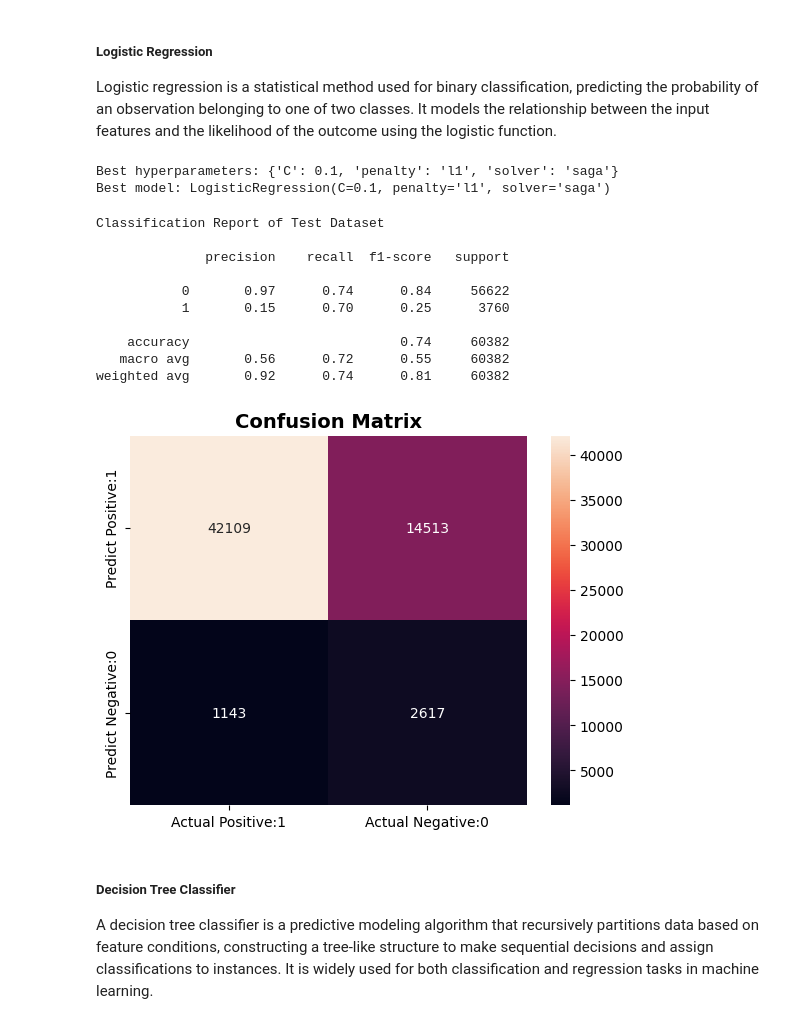
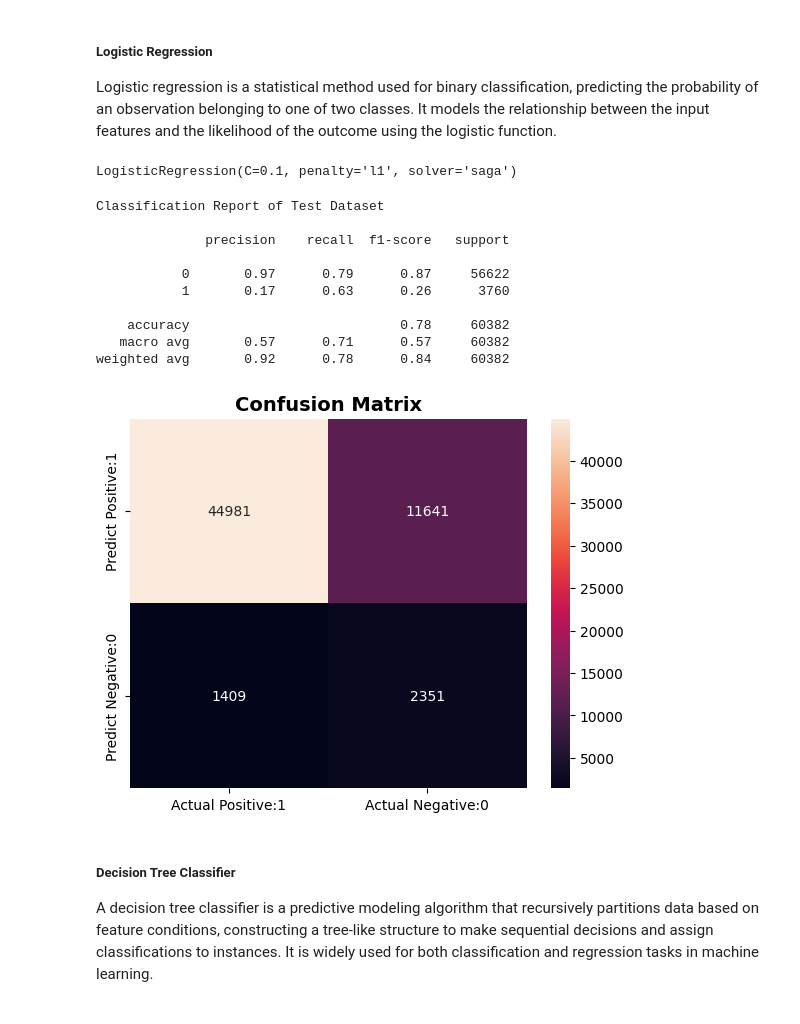
Before and after one commit to abccastro/Heart-Disease-Prediction, a Jupyter notebook: Heart Disease Prediction.ipynb, the cells around one changed output. Saved outputs shown, nothing was run; the diff lists cells and outputs as text; code cells hidden in the pictures.

```diff
--- a/Heart Disease Prediction.ipynb
+++ b/Heart Disease Prediction.ipynb
@@ -1096,0 +1107,18 @@ The SMOTEENN (SMOTE-ENN) or "Synthetic Minority Over-sampling Technique - Edited
+# %%
+from sklearn.neighbors import KNeighborsClassifier
+
+param_grid = {'n_neighbors': [20, 25, 30]}
+
+# Create a k-nearest neighbors classifier
+knn = KNeighborsClassifier()
+
+# Use grid search to find the optimal value of k
+grid_search = GridSearchCV(knn, param_grid, cv=5)
+grid_search.fit(X_train, y_train)
+
+# Print the best parameter and score
+best_param = grid_search.best_params_
+best_score = grid_search.best_score_
+
+print(f"Best parameter: {best_param}")
+print(f"Best score: {round(best_score, 2)}")
@@ -1097,6 +1132,7 @@ The SMOTEENN (SMOTE-ENN) or "Synthetic Minority Over-sampling Technique - Edited
 # %%
-# smote = SMOTE(k_neighbors=42, random_state=42)
-# print(f"{smote}")
+# Create instance of SMOTE
+smote = SMOTE(k_neighbors=best_param['n_neighbors'], random_state=42)
 
-sme = SMOTEENN(random_state=42)
-# print(f"{sme}")
+# Create instance of SMOTEENN
+smoteenn = SMOTEENN(random_state=42, smote=smote)
+print(f"{smoteenn}")
@@ -1108,8 +1146,8 @@ The original count of records for the 'with Heart Disease' class has now been ba
 # print(f'No. of records before using SMOTE\n{y_train.value_counts()}\n')
 # print(f'No. of records after using SMOTE\n{y_train_smoted.value_counts()}')
 
-X_train_smoted, y_train_smoted = sme.fit_resample(X_train, y_train)
+X_train_smoted, y_train_smoted = smoteenn.fit_resample(X_train, y_train)
 
-print(f'No. of records before using SMOTE\n{y_train.value_counts()}\n')
-print(f'No. of records after using SMOTE\n{y_train_smoted.value_counts()}')
+print(f'No. of records before using SMOTEENN\n{y_train.value_counts()}\n')
+print(f'No. of records after using SMOTEENN\n{y_train_smoted.value_counts()}')
 # %% [output]
@@ -1144,7 +1182,7 @@ The  objective is to predict whether an individual has heart disease, which fall
 
 Logistic regression is a statistical method used for binary classification, predicting the probability of an observation belonging to one of two classes. It models the relationship between the input features and the likelihood of the outcome using the logistic function.
 # %%
-LR_model = LogisticRegression()
+LR_model = LogisticRegression(C=0.1, penalty='l1', solver='saga')
 
 # Define a grid of hyperparameter values to search
 param_grid = {
@@ -1163,41 +1201,42 @@ print("Best hyperparameters:", grid_search.best_params_)
 best_LR_model = grid_search.best_estimator_
 print(f"Best model: {best_LR_model}")
 # %% [output]
-Best hyperparameters: {'C': 0.1, 'penalty': 'l1', 'solver': 'saga'}
-Best model: LogisticRegression(C=0.1, penalty='l1', solver='saga')
+LogisticRegression(C=0.1, penalty='l1', solver='saga')
 # %%
 def evaluation_metrics(model, X, y, nn=False):
-
+    # For neural network
     if nn == True:
         y_prob = model.predict(X)
-        y_pred = np.argmax(y_prob, axis=1)
+        y_pred = (y_prob > 0.5).astype(int)
+        # y_pred = np.argmax(y_prob, axis=1)
+    # For machine learning
     else:
         y_pred = model.predict(X)
 
     print("Classification Report of Test Dataset\n")
     print(classification_report(y, y_pred))
 
     cm = confusion_matrix(y, y_pred)
     TN, FP, FN, TP = cm.ravel()
 
     cm_matrix = pd.DataFrame(data=cm, columns=['Actual Positive:1', 'Actual Negative:0'], index=['Predict Positive:1', 'Predict Negative:0'])
     sns.heatmap(cm_matrix, annot=True, fmt='d')
     plt.title('Confusion Matrix', fontsize=14, fontweight='bold')
 
 
-evaluation_metrics(best_LR_model, X_test_sc, y_test)
+evaluation_metrics(LR_model, X_test_sc, y_test)
 # %% [output]
 Classification Report of Test Dataset
 
               precision    recall  f1-score   support
 
-           0       0.97      0.74      0.84     56622
-           1       0.15      0.70      0.25      3760
+           0       0.97      0.79      0.87     56622
+           1       0.17      0.63      0.26      3760
 
-    accuracy                           0.74     60382
-   macro avg       0.56      0.72      0.55     60382
-weighted avg       0.92      0.74      0.81     60382
+    accuracy                           0.78     60382
+   macro avg       0.57      0.71      0.57     60382
+weighted avg       0.92      0.78      0.84     60382
-[figure, old version]
+[figure, new version]
 # %% [markdown]
 ##### __Decision Tree Classifier__
 
```
Also changed, not shown: parts of 36 cells of this notebook, 1 other file.
